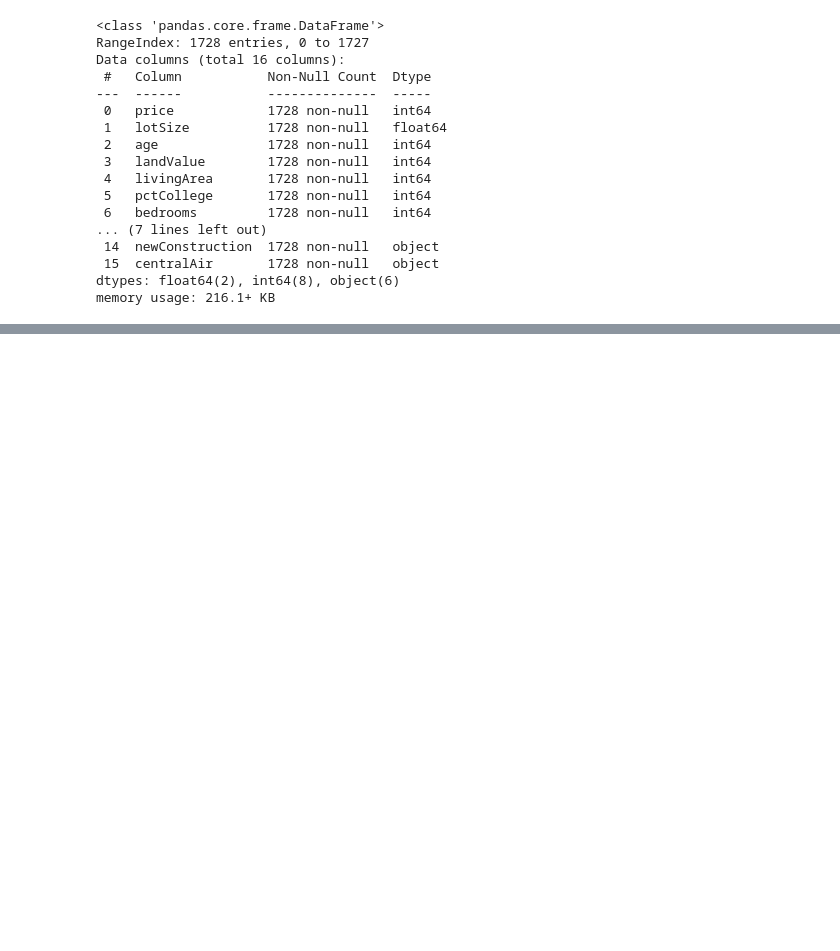
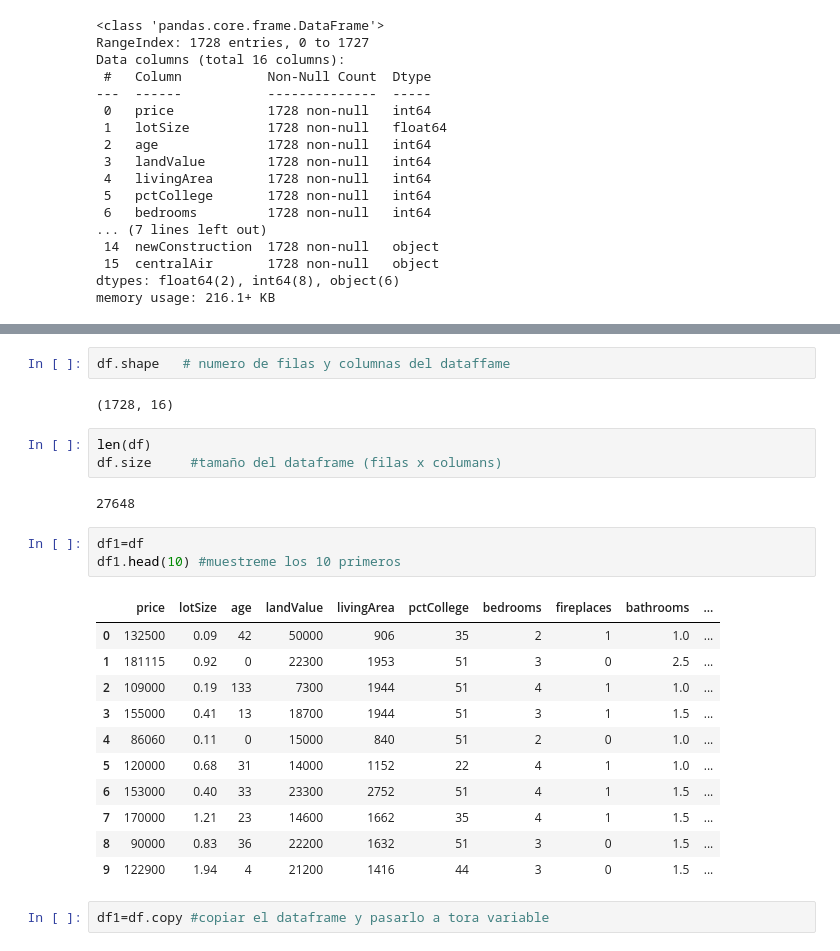
Before and after one commit to juandi247/Inteligencia_Artificial, a Jupyter notebook: intro.ipynb, the cells around one changed output, grey strips where cells are left out. Drawn from its saved outputs; the diff is of its cells as text; blank space fills up the shorter version.

```diff
--- a/intro.ipynb
+++ b/intro.ipynb
@@ -60,0 +89,26 @@ memory usage: 216.1+ KB
+# %%
+df.shape   # numero de filas y columnas del dataffame
+# %% [output]
+(1728, 16)
+# %%
+len(df)
+df.size     #tamaño del dataframe (filas x columans)
+# %% [output]
+27648
+# %%
+df1=df
+df1.head(10) #muestreme los 10 primeros
+# %% [output]
+|  | price | lotSize | age | landValue | livingArea | pctCollege | bedrooms | fireplaces | bathrooms | ... |
+| 0 | 132500 | 0.09 | 42 | 50000 | 906 | 35 | 2 | 1 | 1.0 | ... |
+| 1 | 181115 | 0.92 | 0 | 22300 | 1953 | 51 | 3 | 0 | 2.5 | ... |
+| 2 | 109000 | 0.19 | 133 | 7300 | 1944 | 51 | 4 | 1 | 1.0 | ... |
+| 3 | 155000 | 0.41 | 13 | 18700 | 1944 | 51 | 3 | 1 | 1.5 | ... |
+| 4 | 86060 | 0.11 | 0 | 15000 | 840 | 51 | 2 | 0 | 1.0 | ... |
+| 5 | 120000 | 0.68 | 31 | 14000 | 1152 | 22 | 4 | 1 | 1.0 | ... |
+| 6 | 153000 | 0.40 | 33 | 23300 | 2752 | 51 | 4 | 1 | 1.5 | ... |
+| 7 | 170000 | 1.21 | 23 | 14600 | 1662 | 35 | 4 | 1 | 1.5 | ... |
+| 8 | 90000 | 0.83 | 36 | 22200 | 1632 | 51 | 3 | 0 | 1.5 | ... |
+| 9 | 122900 | 1.94 | 4 | 21200 | 1416 | 44 | 3 | 0 | 1.5 | ... |
+# %%
+df1=df.copy #copiar el dataframe y pasarlo a tora variable
```
Also changed, not shown: parts of 12 cells of this notebook.
